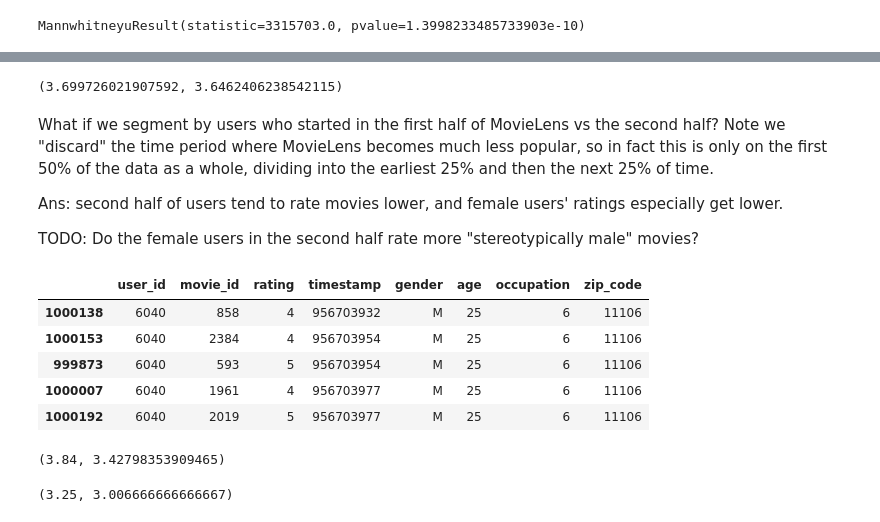
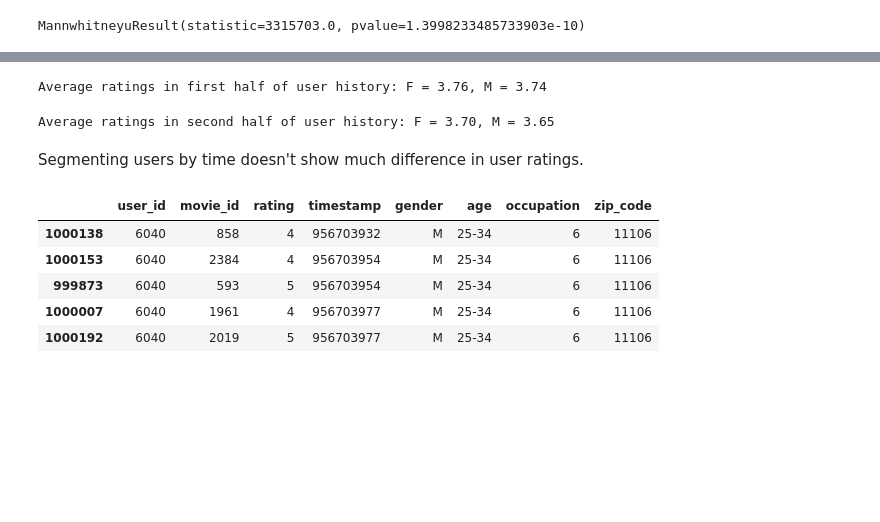
Before and after one commit to kathyxchen/cos534-final-project, a Jupyter notebook: movielens-exploratory.ipynb, the cells around one changed output, grey strips where cells are left out. Saved outputs shown, nothing was run; the diff lists cells and outputs as text; code cells hidden in the pictures; blank space fills up the shorter version.

```diff
--- a/movielens-exploratory.ipynb
+++ b/movielens-exploratory.ipynb
@@ -42,14 +53,15 @@ users.head()
 | 3 | 4 | M | 45 | 7 | 02460 |
 | 4 | 5 | M | 25 | 20 | 55455 |
 # %%
+# age and occupation currently not used
 age_mapping = {
-    1:  "Under 18",
+    1:  "<18",
     18:  "18-24",
     25:  "25-34",
     35:  "35-44",
     45:  "45-49",
     50:  "50-55",
-    56:  "56+"
+    56:  ">56"
 }
 
 occupation_mapping = {
@@ -98,3 +110,6 @@ movie_stereotype_map = {
     "War": 'M',
     "Western": 'M'
 }
+# %%
+users = users.replace({'age': age_mapping})
+users.head()
@@ -159,20 +215,23 @@ np.average(early_gender_ratings['F']), np.average(early_gender_ratings['M'])
-# %%
-np.average(late_gender_ratings['F']), np.average(late_gender_ratings['M'])
-# %% [output]
-(3.699726021907592, 3.6462406238542115)
-# %% [markdown]
-What if we segment by users who started in the first half of MovieLens vs the second half? Note we "discard" the time period where MovieLens becomes much less popular, so in fact this is only on the first 50% of the data as a whole, dividing into the earliest 25% and then the next 25% of time.
-
-Ans: second half of users tend to rate movies lower, and female users' ratings especially get lower.
-
-TODO: Do the female users in the second half rate more "stereotypically male" movies?
+# %%
+print('Average ratings in first half of user history: F = {0:.2f}, M = {1:.2f}'.format(
+    np.average(early_gender_ratings['F']), np.average(early_gender_ratings['M'])))
+# %% [output]
+Average ratings in first half of user history: F = 3.76, M = 3.74
+# %%
+print('Average ratings in second half of user history: F = {0:.2f}, M = {1:.2f}'.format(
+    np.average(late_gender_ratings['F']), np.average(late_gender_ratings['M'])))
+# %% [output]
+Average ratings in second half of user history: F = 3.70, M = 3.65
+# %% [markdown]
+Segmenting users by time doesn't show much difference in user ratings.
 # %%
 sorted_ratings = ratings.sort_values('timestamp')
+sorted_ratings = sorted_ratings[sorted_ratings['timestamp'] < 0.98 * 1e9]
 sorted_ratings.head()
 # %% [output]
 |  | user_id | movie_id | rating | timestamp | gender | age | occupation | zip_code |
-| 1000138 | 6040 | 858 | 4 | 956703932 | M | 25 | 6 | 11106 |
-| 1000153 | 6040 | 2384 | 4 | 956703954 | M | 25 | 6 | 11106 |
-| 999873 | 6040 | 593 | 5 | 956703954 | M | 25 | 6 | 11106 |
-| 1000007 | 6040 | 1961 | 4 | 956703977 | M | 25 | 6 | 11106 |
-| 1000192 | 6040 | 2019 | 5 | 956703977 | M | 25 | 6 | 11106 |
+| 1000138 | 6040 | 858 | 4 | 956703932 | M | 25-34 | 6 | 11106 |
+| 1000153 | 6040 | 2384 | 4 | 956703954 | M | 25-34 | 6 | 11106 |
+| 999873 | 6040 | 593 | 5 | 956703954 | M | 25-34 | 6 | 11106 |
+| 1000007 | 6040 | 1961 | 4 | 956703977 | M | 25-34 | 6 | 11106 |
+| 1000192 | 6040 | 2019 | 5 | 956703977 | M | 25-34 | 6 | 11106 |
@@ -192,8 +265,0 @@ for ix, user_id in enumerate(sorted_users):
-# %%
-np.average(early_gender_ratings['F']), np.average(early_gender_ratings['M'])
-# %% [output]
-(3.84, 3.42798353909465)
-# %%
-np.average(late_gender_ratings['F']), np.average(late_gender_ratings['M'])
-# %% [output]
-(3.25, 3.006666666666667)
```
Also changed, not shown: parts of 59 cells of this notebook.
